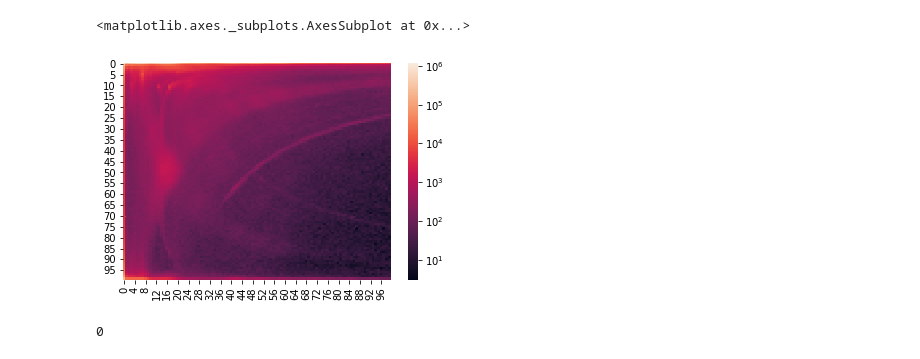
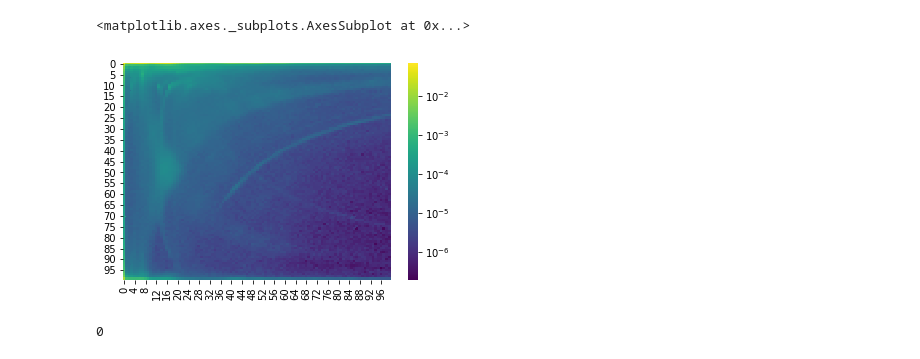
Before and after one commit to jeffmm/simcore, a Jupyter notebook: scripts/polarOrder.ipynb, the cells around one changed output. Saved outputs shown, nothing was run; the diff lists cells and outputs as text; code cells hidden in the pictures.

```diff
--- a/scripts/polarOrder.ipynb
+++ b/scripts/polarOrder.ipynb
@@ -36,20 +11,22 @@ sns.heatmap(df)
 # %%
 data = df.replace(0,1)
+data=data/data.sum().sum()
 min_data = data.min().min()
 if (min_data == 0):
     min_data = 1
 max_data = data.max().max()
 log_norm = LogNorm(vmin=min_data, vmax=max_data)
 cbar_ticks = [math.pow(10, i) for i in range(math.floor(math.log10(min_data)), 1+math.ceil(math.log10(max_data)))]
 
 sns.heatmap(
     data,
     norm=log_norm,
     cbar_kws={"ticks": cbar_ticks},
+    cmap=cm.viridis
 )
 # %% [output]
 <matplotlib.axes._subplots.AxesSubplot at 0x...>
-[figure, old version]
+[figure, new version]
 # %%
 data.min().min()
 # %% [output]
```
Also changed, not shown: parts of 14 cells of this notebook, 1 other file.
